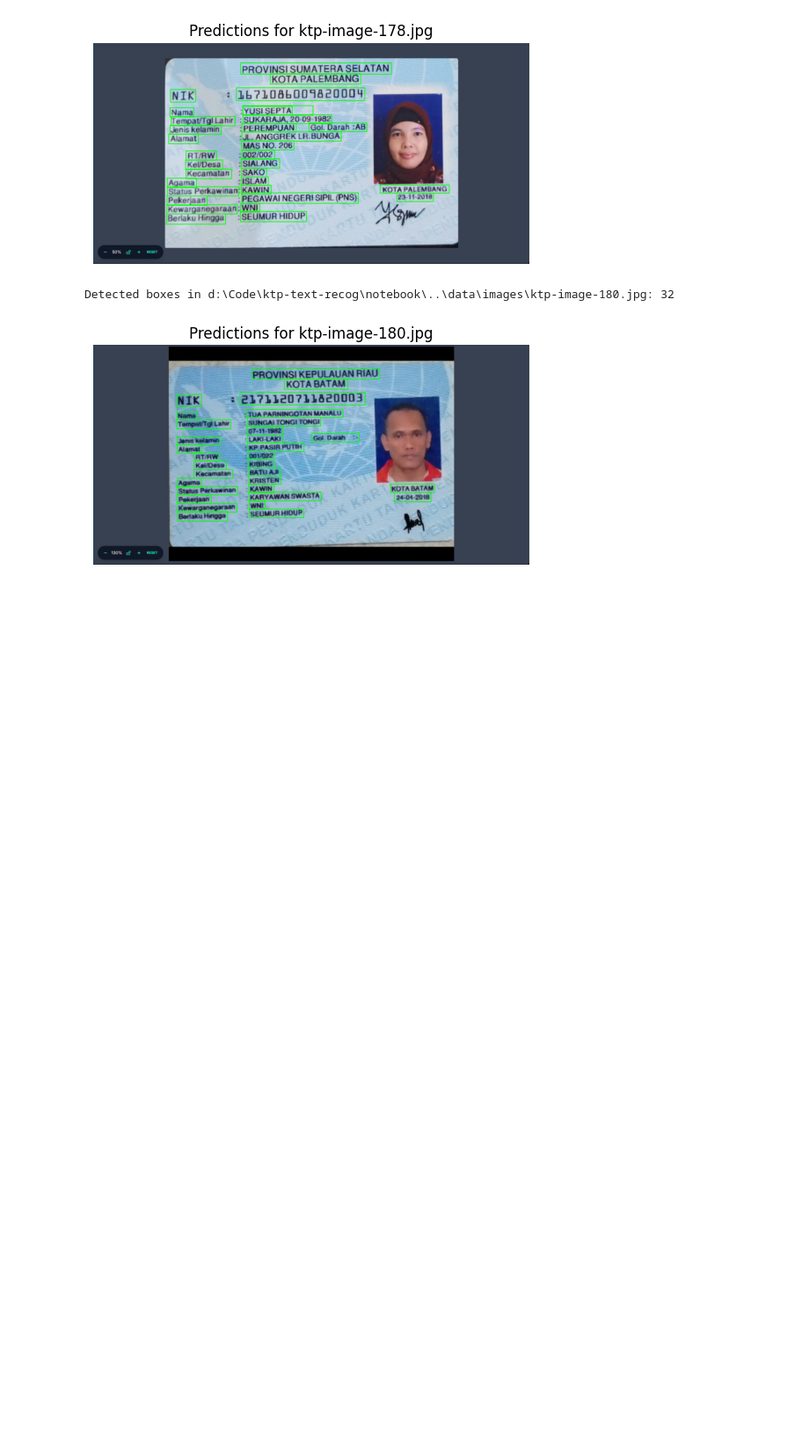
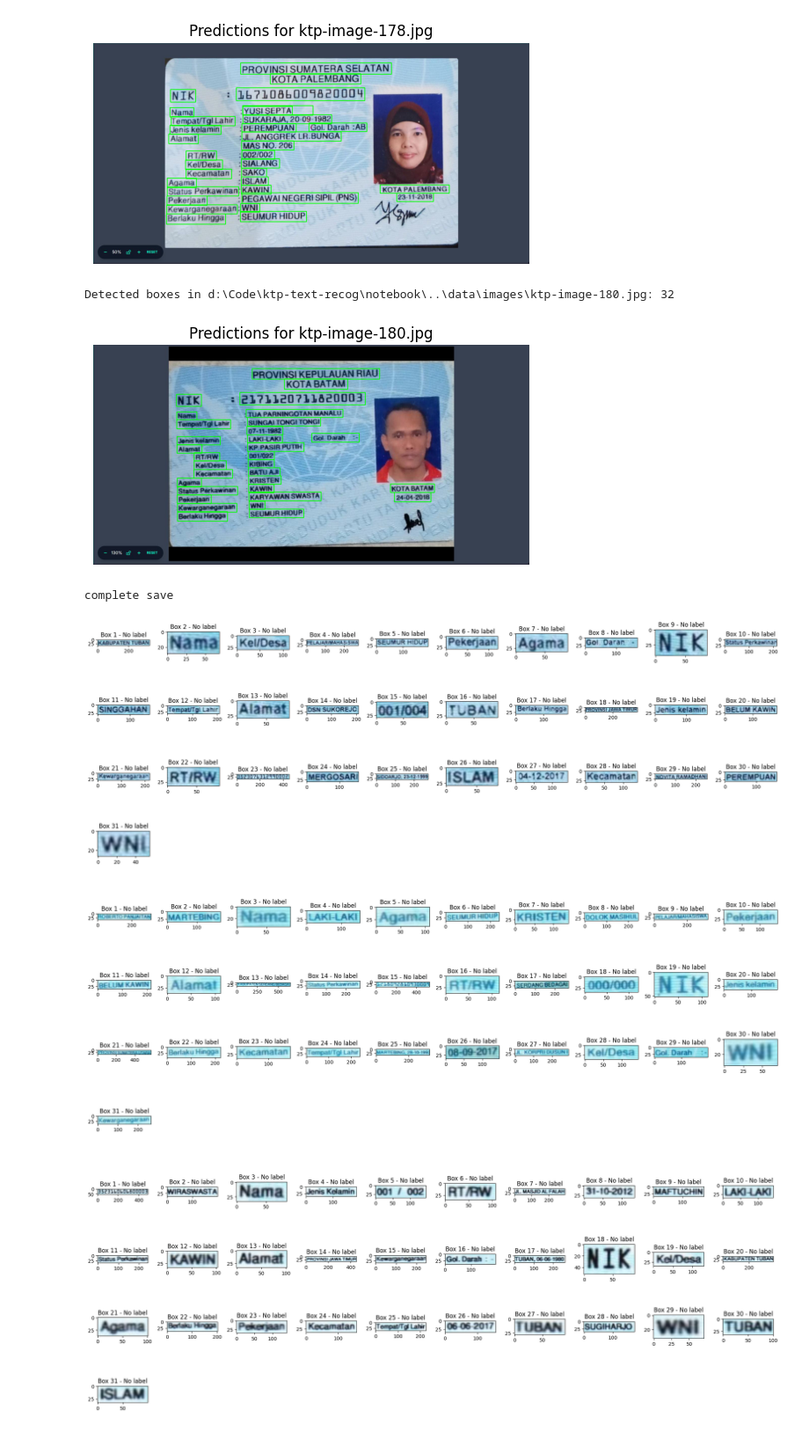
Before and after one commit to Aditbar/text-detect-ktp, a Jupyter notebook: notebook/get-anno.ipynb, the cells around one changed output. Shown at 88% size. Saved outputs shown, nothing was run; the diff lists cells and outputs as text; code cells hidden in the pictures; blank space fills up the shorter version.

```diff
--- a/notebook/get-anno.ipynb
+++ b/notebook/get-anno.ipynb
@@ -147,4 +190,12 @@ Detected boxes in d:\Code\ktp-text-recog\notebook\..\data\images\ktp-image-180.j
 [figure]
 # %%
 output_annotation = "../data/auto-annotations/"
-save_prediction_results(auto_annotation_sample, output_annotation)
+bbox_output = "../data/auto-annotations/"
+image_anno = "../data/results-auto-annotations/"
+save_prediction_results(
+    auto_annotation_sample,
+    bbox_output_folder=bbox_output,
+    annotated_images_folder=image_anno,
+)
+# %% [output]
+complete save
@@ -150,0 +274,6 @@ save_prediction_results(auto_annotation_sample, output_annotation)
+# %%
+crop_images(auto_annotation_sample, "../data/cropped-images")
+# %% [output]
+[figure, added]
+[figure, added]
+[figure, added]
```
Also changed, not shown: parts of 5 cells of this notebook.
